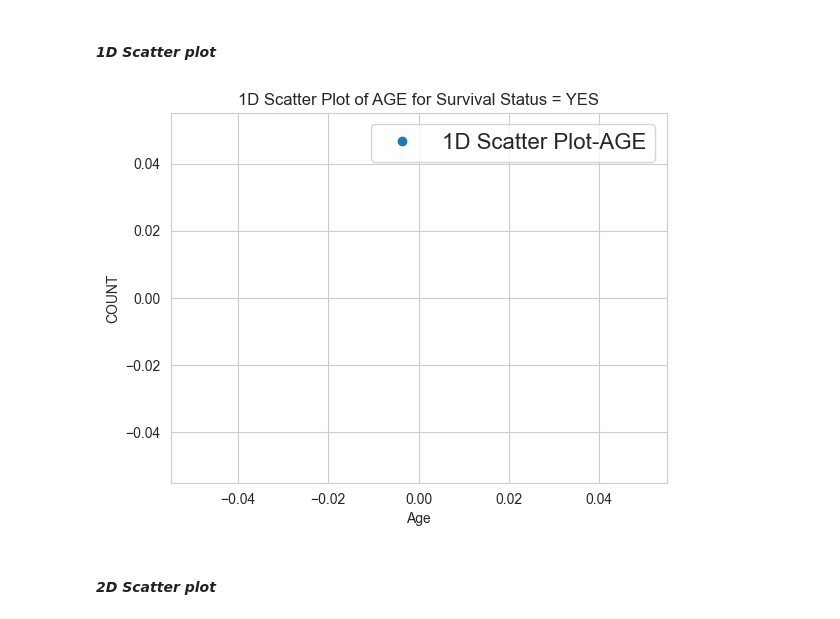
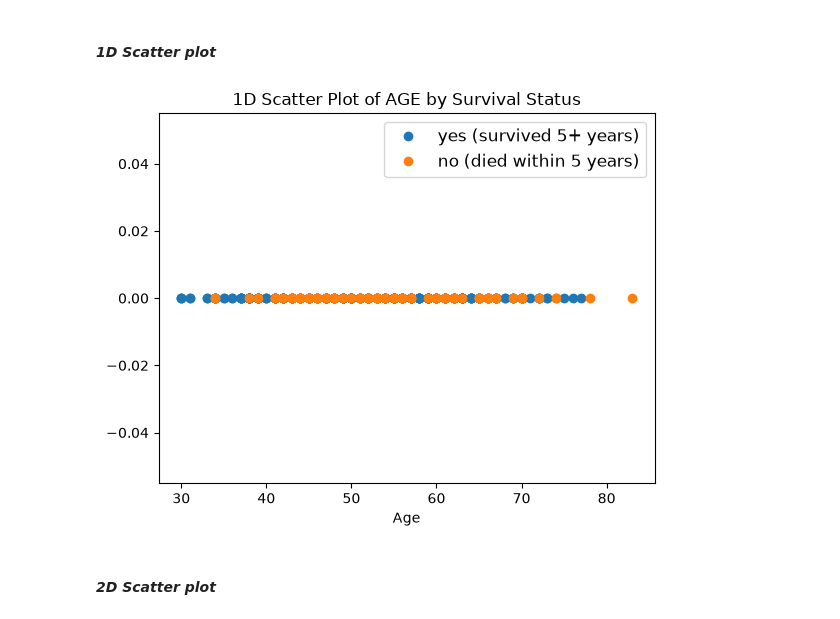
Before and after one commit to NabilaTarannum/Data_Analysis, a Jupyter notebook: Haberman.ipynb, the cells around one changed output. Cells and saved outputs as stored; diff of their text form; code cells hidden in the pictures.

```diff
--- a/Haberman.ipynb
+++ b/Haberman.ipynb
@@ -53,7 +53,7 @@ import matplotlib.pyplot as plt
 import seaborn as sbn
 import plotly.express as px
 # %%
-haberman = pd.read_csv("Haberman.csv")
+haberman = pd.read_csv("Haberman.csv", header=None)
 # %%
 haberman.columns = ["age", "operation_year", "axil_nodes", "survival_status"]
 # %%
@@ -528,17 +502,16 @@ Scatter plot is a type of plot or mathematical diagram using Cartesian coordinat
 # %% [markdown]
 #### _1D Scatter plot_
 # %%
-X = df.loc[haberman["survival_status"] == 1]
-Y = df.loc[haberman["survival_status"] == 2]
-plt.plot(X["age"], np.zeros_like(X["age"]), "o", label="survival_status\n" "1")
-plt.plot(X["age"], np.zeros_like(X["age"]), "o", label="survival_status\n" "2")
-plt.ylabel("COUNT")
+X = haberman.loc[haberman["survival_status"] == "yes"]
+Y = haberman.loc[haberman["survival_status"] == "no"]
+plt.plot(X["age"], np.zeros_like(X["age"]), "o", label="yes (survived 5+ years)")
+plt.plot(Y["age"], np.zeros_like(Y["age"]), "o", label="no (died within 5 years)")
 plt.xlabel("Age")
-plt.title("1D Scatter Plot of AGE for Survival Status = YES")
-plt.legend(["1D Scatter Plot-AGE"], prop={"size": 16})
+plt.title("1D Scatter Plot of AGE by Survival Status")
+plt.legend(prop={"size": 12})
 plt.show()
 # %% [output]
-[figure, old version]
+[figure, new version]
 # %% [markdown]
 #### _2D Scatter plot_
 # %%
```
Also changed, not shown: parts of 52 cells of this notebook.
